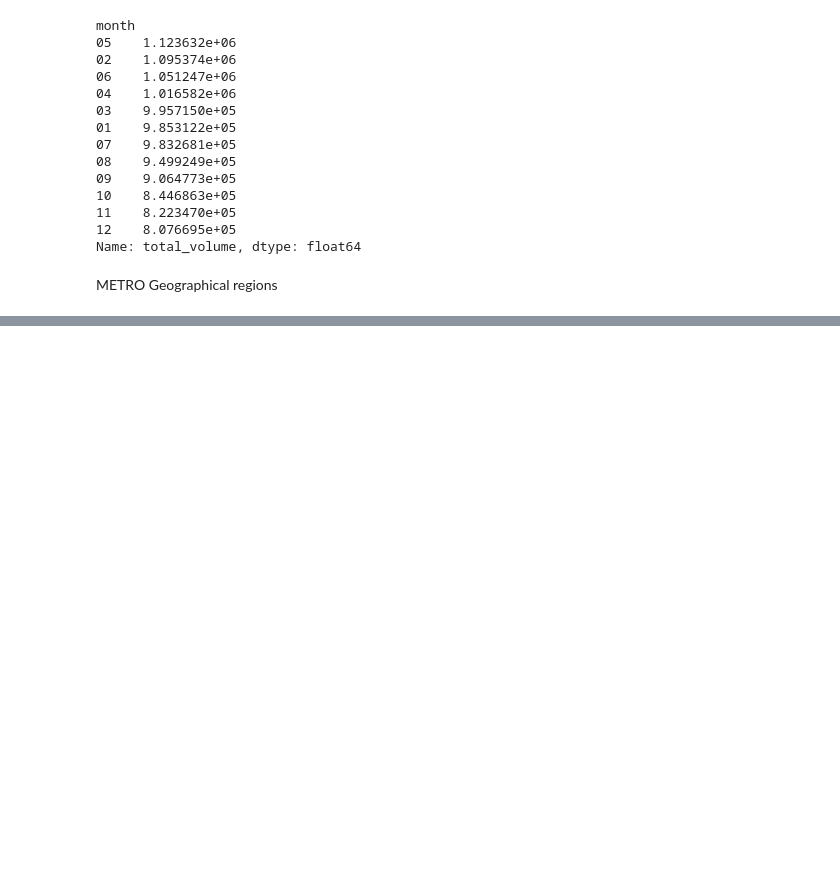
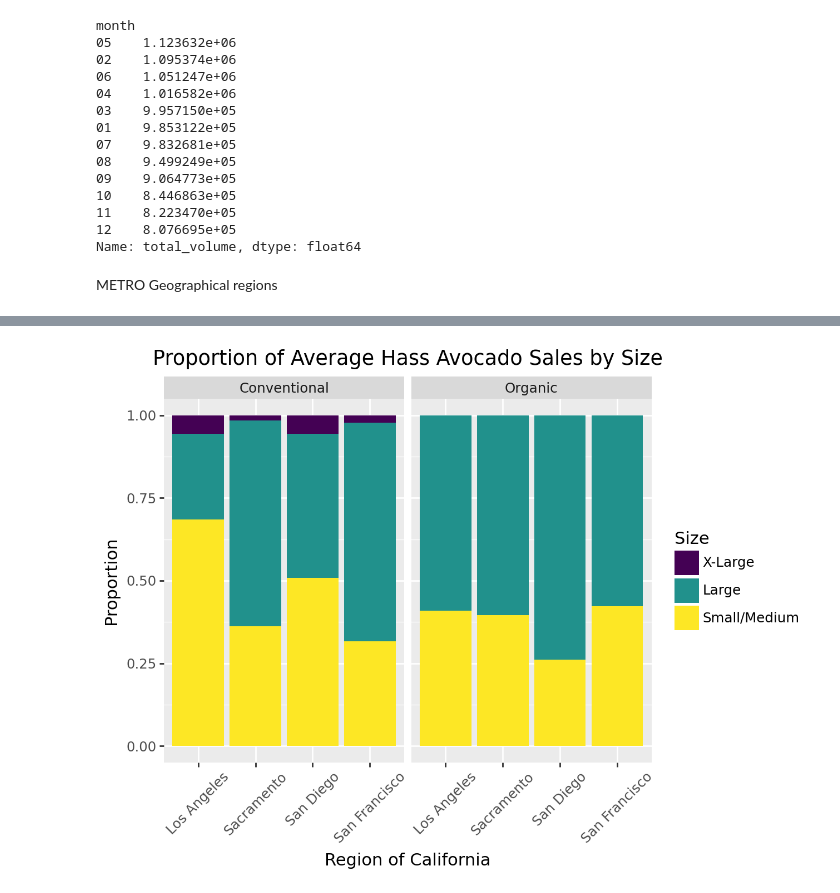
Before and after one commit to davisbove/GSB_544, a Jupyter notebook: Lab_2/Lab_2.ipynb, the cells around one changed output, grey strips where cells are left out. Cells and saved outputs as stored; diff of their text form; code cells hidden in the pictures; blank space fills up the shorter version.

```diff
--- a/Lab_2/Lab_2.ipynb
+++ b/Lab_2/Lab_2.ipynb
@@ -124,0 +226,11 @@ METRO Geographical regions
+# %%
+#porportion of avocados by size and organic vs. conventional
+#long to wide
+# Cali_df["Sum"] = Cali_df["Small/Medium"]+ Cali_df["Large"]+ Cali_df["X-Large"]
+# Cali_df["Small_pct"] = Cali_df["Small/Medium"]/Cali_df["Sum"]
+# Cali_df["Large_pct"] = Cali_df["Large"]/Cali_df["Sum"]
+# Cali_df["X-Large_pct"] = Cali_df["X-Large"]/Cali_df["Sum"]
+# Cali_df
+
+long_cali= Cali_df.melt(id_vars= ["geography", "organic"], var_name= "Size", value_name= "amount", value_vars= ["Small/Medium", "Large", "X-Large"])
+long_cali
@@ -124,0 +251,11 @@ METRO Geographical regions
+# %%
+from plotnine import facet_wrap, theme, element_text
+# long_cali['Size'] = pd.Categorical(long_cali['Size'], categories=['X-Large', 'Large', 'Small/Medium'], ordered=True)
+long_cali["Type"]= long_cali["organic"].map({
+    "0" : "Conventional",
+    "1": "Organic"
+})
+(ggplot(long_cali, aes(x = "geography", y = "amount", fill = "Size" ))+ geom_bar(stat = "identity",position = "fill") +facet_wrap("Type")+ labs(x = "Region of California", y = "Proportion", title = "Proportion of Average Hass Avocado Sales by Size")+ theme(axis_text_x= element_text(rotation= 45)))
+#ChatGPT helped to write the element_text code that angled the X axis labels
+# %% [output]
+[figure, added]
```
Also changed, not shown: parts of 10 cells of this notebook, 1 other file.
